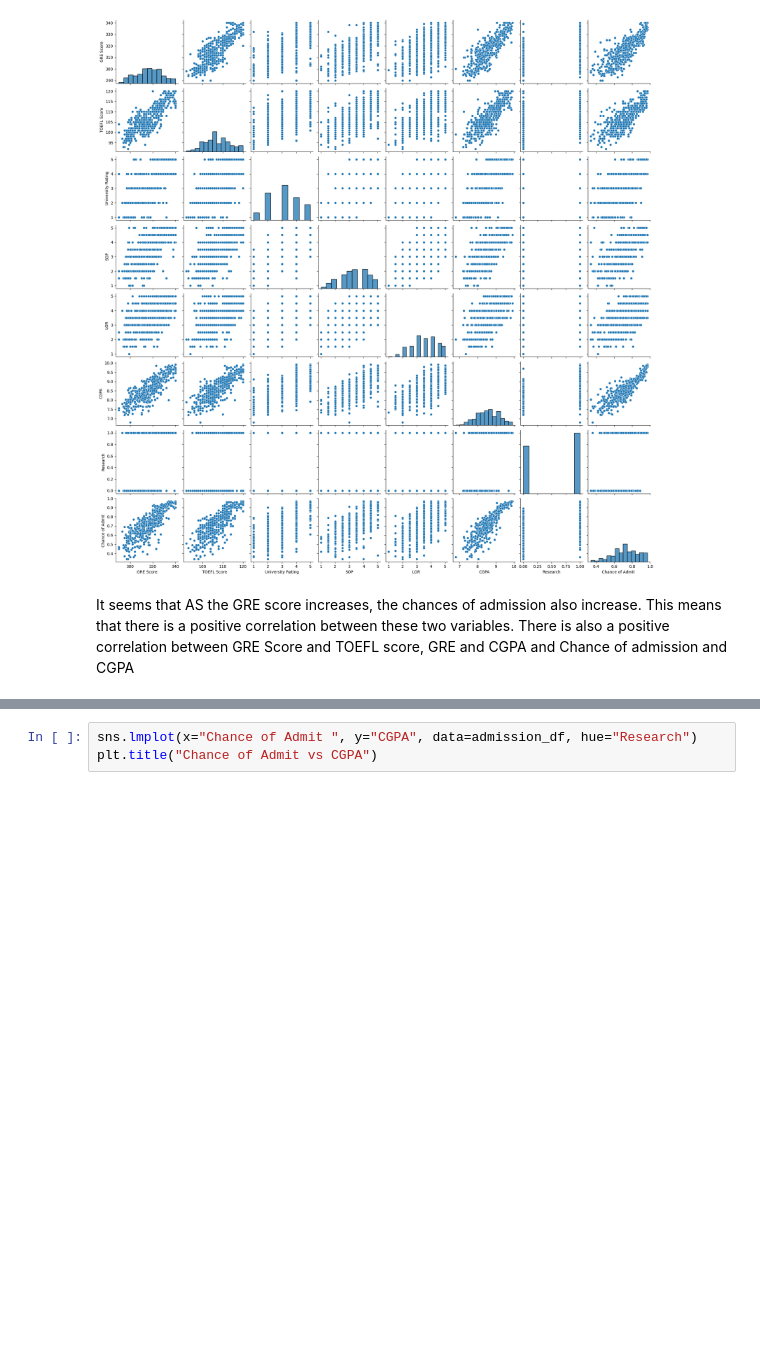
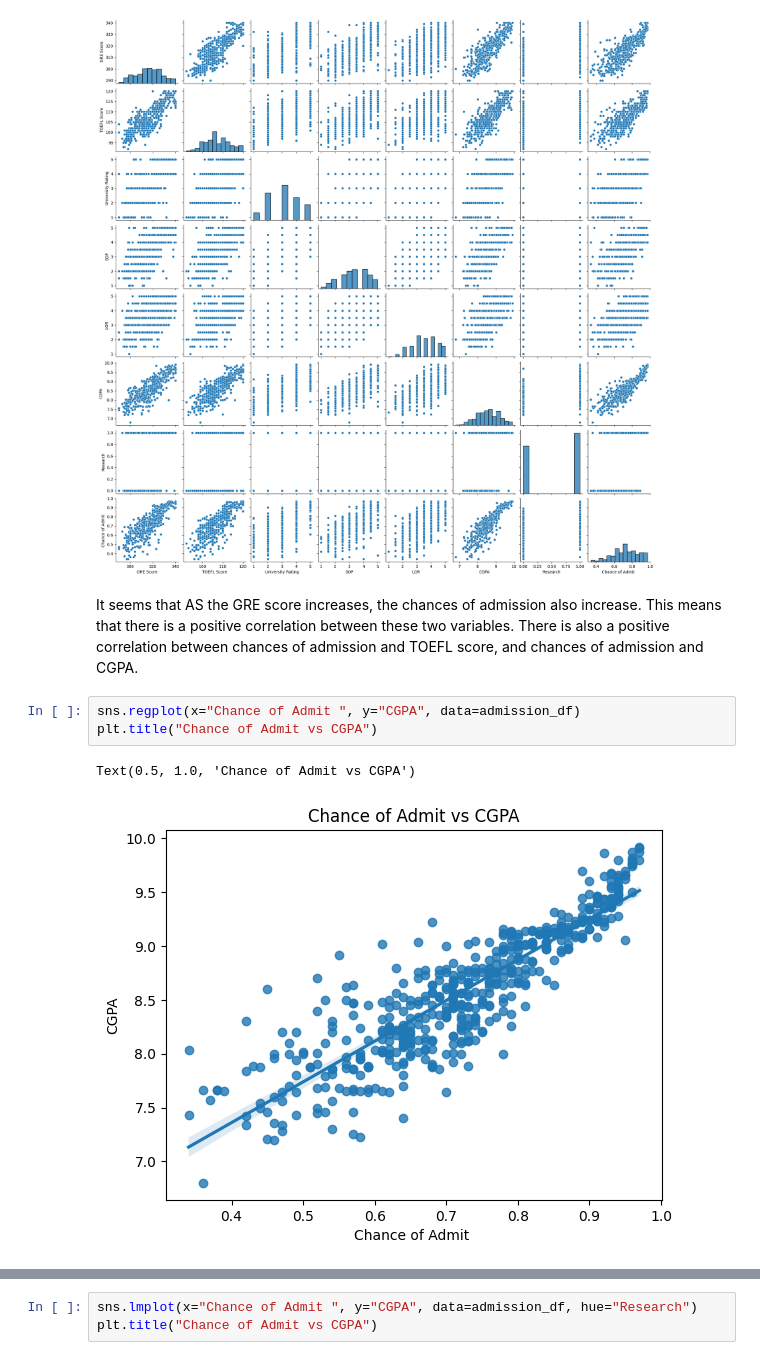
Before and after one commit to leon-czarlinski/UniversityAdmission, a Jupyter notebook: prediction-using-multiple-linear-regresion.ipynb, the cells around one changed output, grey strips where cells are left out. Drawn from its saved outputs; the diff is of its cells as text; blank space fills up the shorter version.

```diff
--- a/prediction-using-multiple-linear-regresion.ipynb
+++ b/prediction-using-multiple-linear-regresion.ipynb
@@ -278,4 +278,10 @@ sns.pairplot(admission_df)
 [figure]
 # %% [markdown]
 It seems that AS the GRE score increases, the chances of admission also increase. This means that there is a positive correlation between these two variables.
-There is also a positive correlation between GRE Score and TOEFL score, GRE and CGPA and Chance of admission and CGPA
+There is also a positive correlation between chances of admission and TOEFL score, and chances of admission and CGPA.
+# %%
+sns.regplot(x="Chance of Admit ", y="CGPA", data=admission_df)
+plt.title("Chance of Admit vs CGPA")
+# %% [output]
+Text(0.5, 1.0, 'Chance of Admit vs CGPA')
+[figure, added]
```
Also changed, not shown: parts of 22 cells of this notebook.
